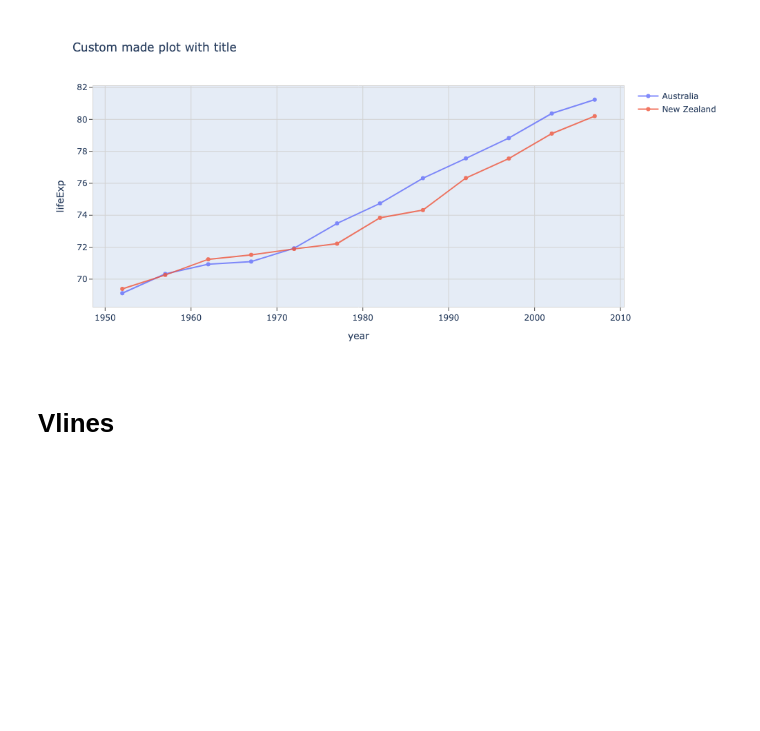
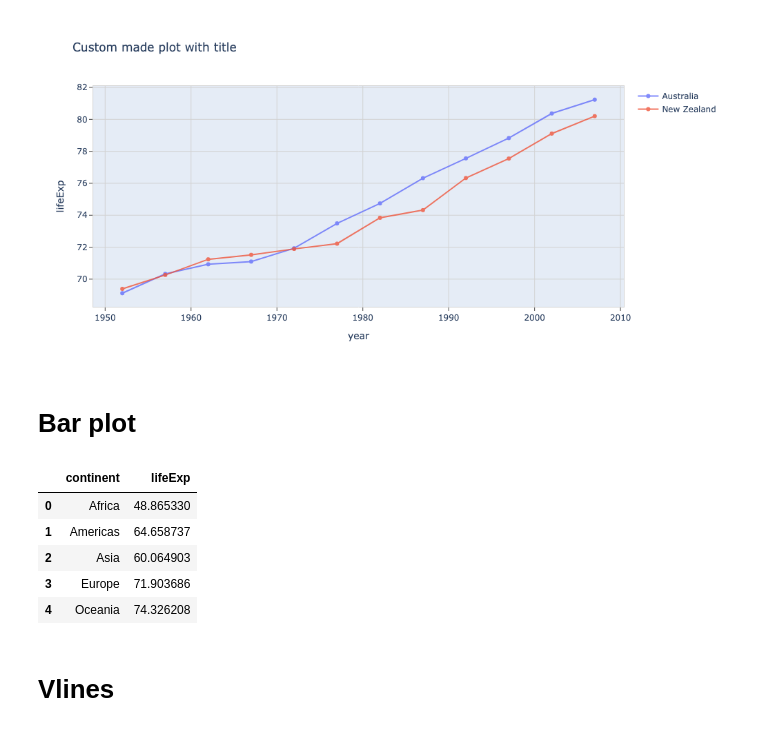
Before and after one commit to SalvatoreMaraniello/snip-py, a Jupyter notebook: examples/plotting-with-plotly.ipynb, the cells around one changed output. Drawn from its saved outputs; the diff is of its cells as text; code cells hidden in the pictures; blank space fills up the shorter version.

```diff
--- a/examples/plotting-with-plotly.ipynb
+++ b/examples/plotting-with-plotly.ipynb
@@ -125,3 +125,20 @@ fig.show('png', height=500, width=1000)
 fig.write_image(f"./data/plotting-with-plotly/line-plot.png", scale=2.0, height=500, width=1000)
 # %% [output]
 [figure]
+# %% [markdown]
+# Bar plot
+# %%
+import plotly.express as px
+import plotly.subplots
+import plotly.graph_objects as go
+
+df = px.data.gapminder() #.query("continent=='Oceania'")
+df = df.groupby('continent')['lifeExp'].agg('mean').reset_index()
+df.head()
+# %% [output]
+|  | continent | lifeExp |
+| 0 | Africa | 48.865330 |
+| 1 | Americas | 64.658737 |
+| 2 | Asia | 60.064903 |
+| 3 | Europe | 71.903686 |
+| 4 | Oceania | 74.326208 |
```
Also changed, not shown: parts of 2 cells of this notebook.
